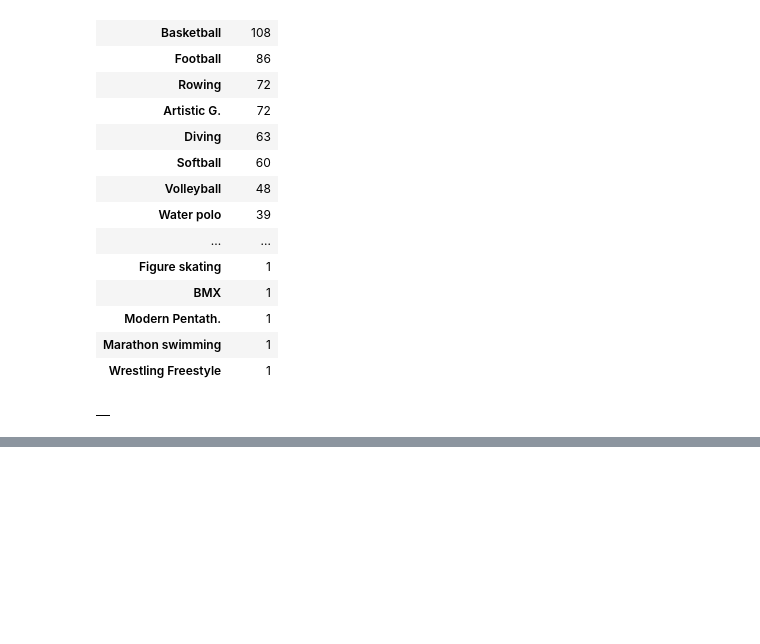
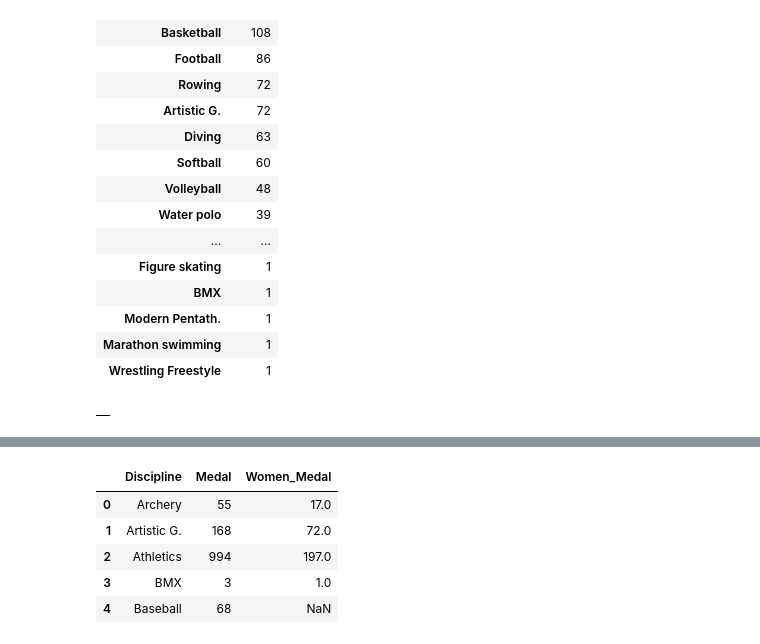
Before and after one commit to mcerow/summer_olympics, a Jupyter notebook: Summer_Olympics.ipynb, the cells around one changed output, grey strips where cells are left out. Drawn from its saved outputs; the diff is of its cells as text; code cells hidden in the pictures; blank space fills up the shorter version.

```diff
--- a/Summer_Olympics.ipynb
+++ b/Summer_Olympics.ipynb
@@ -354,0 +363,10 @@ men_medal_count_comp.head()
+# %%
+result = pd.merge(left=medal_count_comparison, right=women_medal_count_comp, how='left')
+result.head()
+# %% [output]
+|  | Discipline | Medal | Women_Medal |
+| 0 | Archery | 55 | 17.0 |
+| 1 | Artistic G. | 168 | 72.0 |
+| 2 | Athletics | 994 | 197.0 |
+| 3 | BMX | 3 | 1.0 |
+| 4 | Baseball | 68 | NaN |
```
Also changed, not shown: parts of 5 cells of this notebook.
